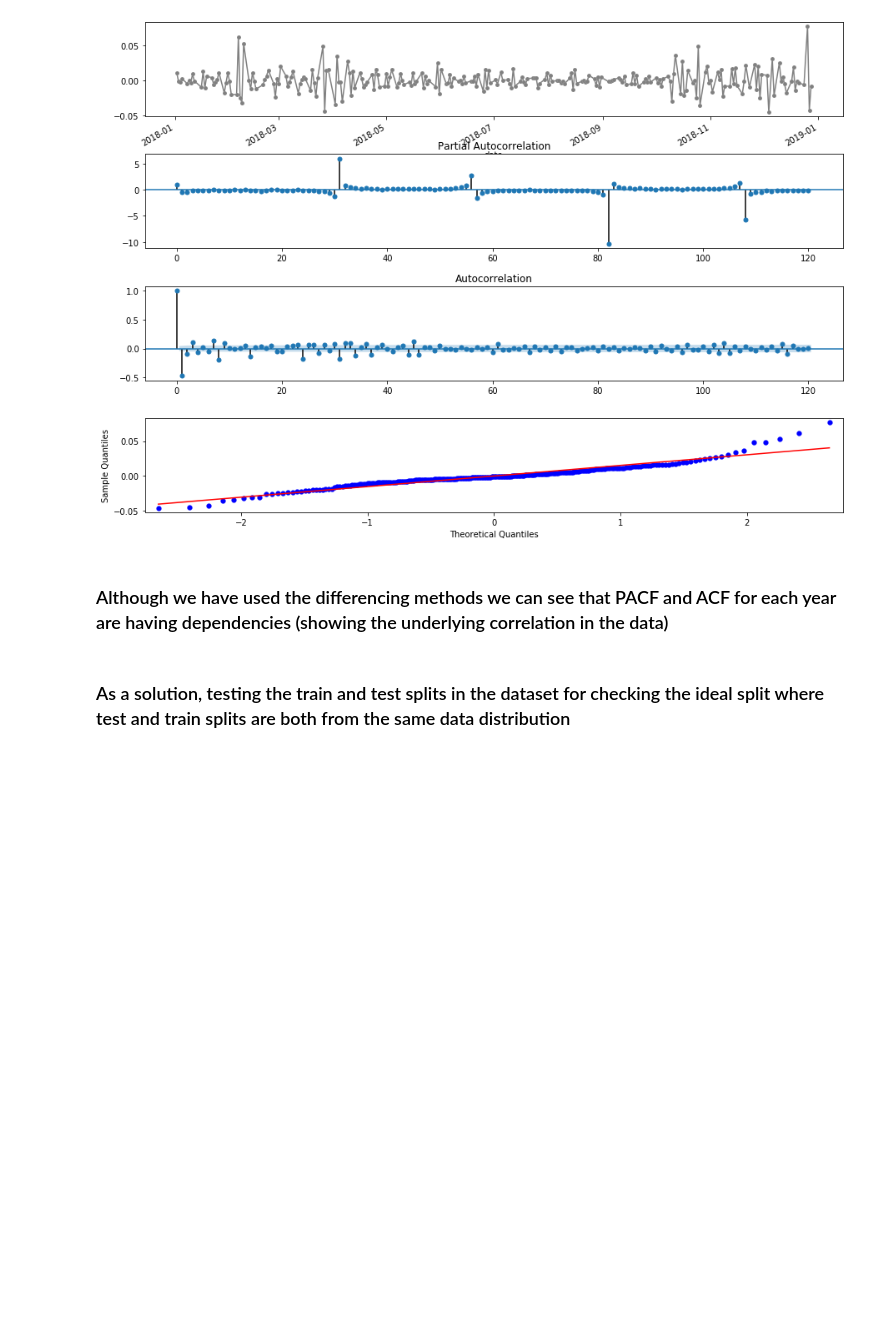
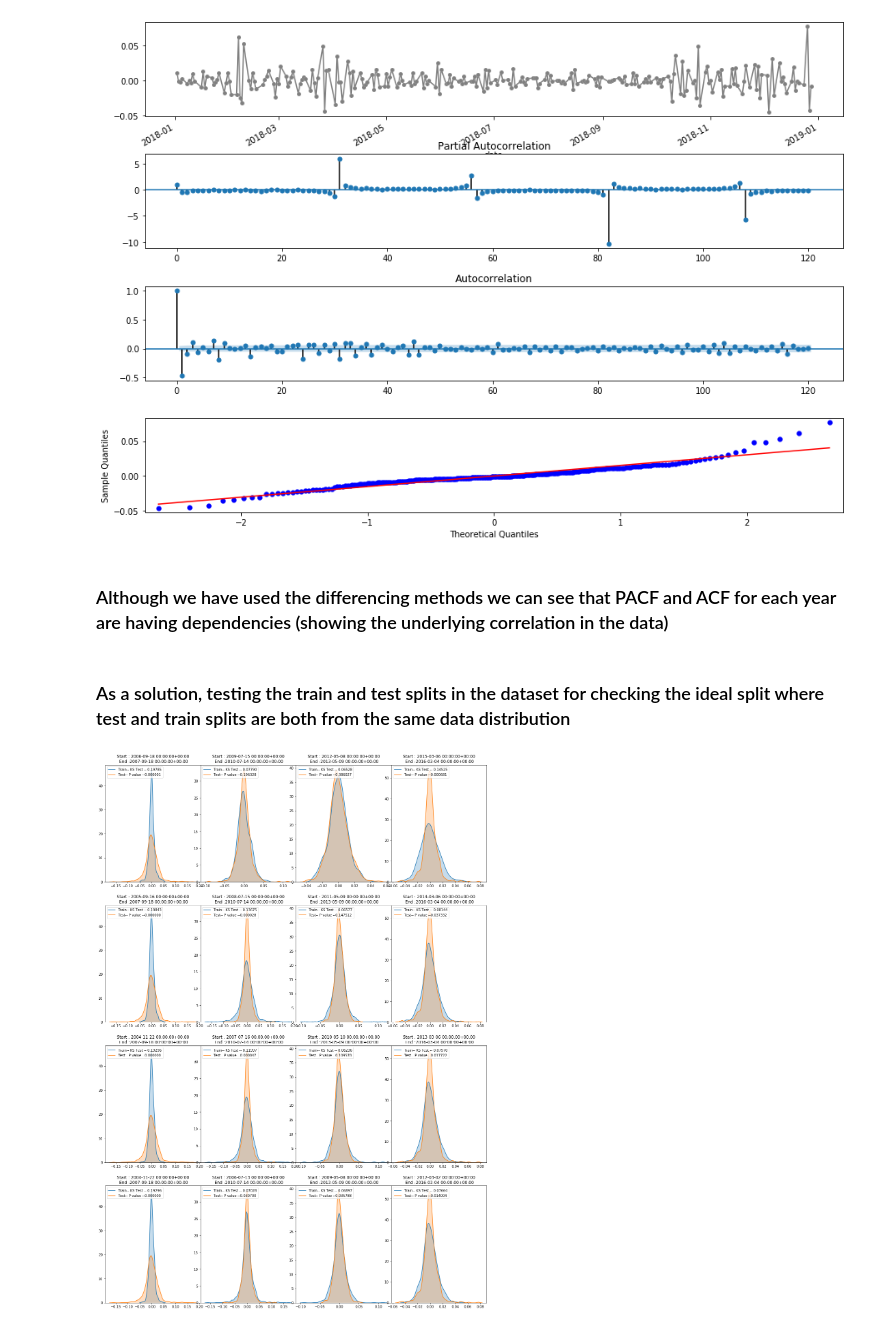
Before and after one commit to shardul0913/Fin-StatisticalArbitrage, a Jupyter notebook: Stationary Arbitrage.ipynb, the cells around one changed output. Drawn from its saved outputs; the diff is of its cells as text; code cells hidden in the pictures; blank space fills up the shorter version.

```diff
--- a/Stationary Arbitrage.ipynb
+++ b/Stationary Arbitrage.ipynb
@@ -164,3 +169,43 @@ for year in R['year'].unique()[1:]:
 ### Although we have used the differencing methods we can see that PACF and ACF for each year are having dependencies (showing the underlying correlation in the data)
 # %% [markdown]
 ### As a solution, testing the train and test splits in the dataset for checking the ideal split where test and train splits are both from the same data distribution
+# %%
+train_size = [252, 252*2, 252*3, 252*4] ##252 = Busi Days in one year
+folds = 4
+Rdata = R['SPY']
+
+gs = gridspec.GridSpec(folds, len(train_size), wspace=0.0)
+
+fig = plt.figure(figsize=(20,25))
+
+i = 0
+dataRaw = []
+
+for size in train_size:
+    tsobj = TimeSeriesSplit(n_splits=folds, max_train_size=size)
+    j = 0
+
+    for train_index, test_index in tsobj.split(Rdata):
+
+        Rdata_train = Rdata[train_index]
+        Rdata_test = Rdata[test_index]
+
+        score,p = ks_2samp(Rdata_train, Rdata_test)
+        ax1 = plt.subplot(gs[i,j])
+
+        sns.kdeplot(Rdata_train,shade=True,label=str('Train') + '-- KS Test -- ' + str('%.5f'%score),ax=ax1)
+        sns.kdeplot(Rdata_test,shade=True,label=str('Test') + '-- P value --' + str('%.6f'%p),ax=ax1)
+        plt.title('Start : ' + str(Rdata_train.index[0]) + '\n End :' + str(Rdata_train.index[-1]))
+        plt.legend(loc='upper left')
+        plt.subplots_adjust(top=1.00)
+
+        j = j + 1
+
+
+        row = (size, score, p , Rdata_train.index[0],Rdata_train.index[-1],Rdata_test.index[0],Rdata_test.index[-1])
+        dataRaw.append(row)
+
+
+    i = i + 1
+# %% [output]
+[figure, added]
```
Also changed, not shown: parts of 6 cells of this notebook.
